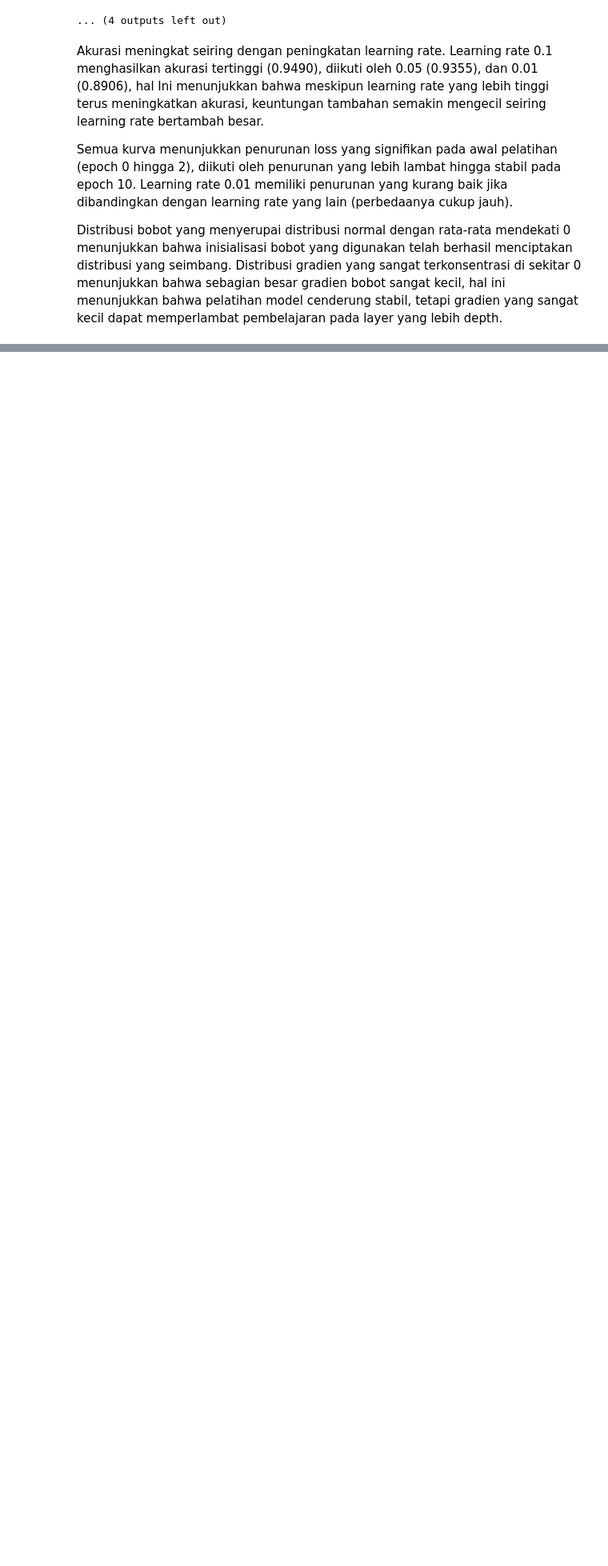
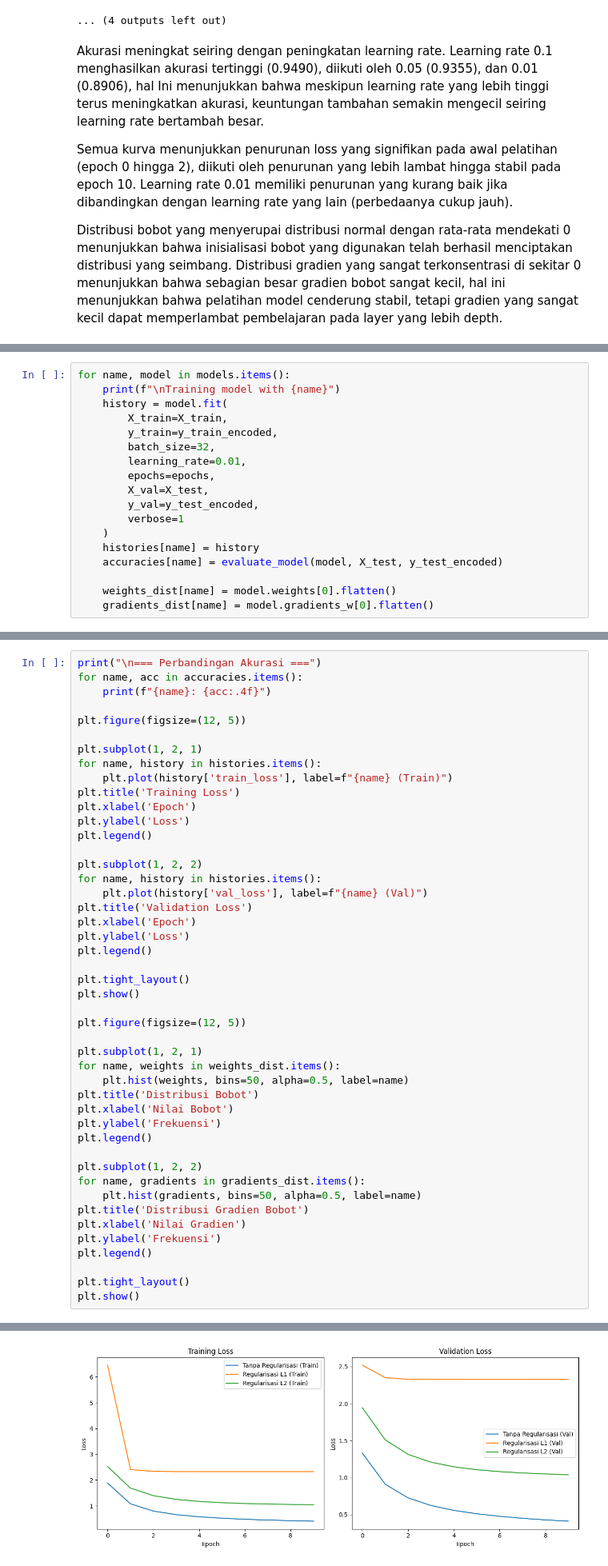
Before and after one commit to 0x0wen/FFNeuralNetwork, a Jupyter notebook: src/testFFNN1.ipynb, the cells around one changed output, grey strips where cells are left out. Shown at 80% size. Cells and saved outputs as stored; diff of their text form; blank space fills up the shorter version.

```diff
--- a/src/testFFNN1.ipynb
+++ b/src/testFFNN1.ipynb
@@ -637,0 +673,18 @@ Distribusi bobot yang menyerupai distribusi normal dengan rata-rata mendekati 0
+# %%
+for name, model in models.items():
+    print(f"\nTraining model with {name}")
+    history = model.fit(
+        X_train=X_train,
+        y_train=y_train_encoded,
+        batch_size=32,
+        learning_rate=0.01,
+        epochs=epochs,
+        X_val=X_test,
+        y_val=y_test_encoded,
+        verbose=1
+    )
+    histories[name] = history
+    accuracies[name] = evaluate_model(model, X_test, y_test_encoded)
+
+    weights_dist[name] = model.weights[0].flatten()
+    gradients_dist[name] = model.gradients_w[0].flatten()
@@ -637,0 +709,47 @@ Distribusi bobot yang menyerupai distribusi normal dengan rata-rata mendekati 0
+# %%
+print("\n=== Perbandingan Akurasi ===")
+for name, acc in accuracies.items():
+    print(f"{name}: {acc:.4f}")
+
+plt.figure(figsize=(12, 5))
+
+plt.subplot(1, 2, 1)
+for name, history in histories.items():
+    plt.plot(history['train_loss'], label=f"{name} (Train)")
+plt.title('Training Loss')
+plt.xlabel('Epoch')
+plt.ylabel('Loss')
+plt.legend()
+
+plt.subplot(1, 2, 2)
+for name, history in histories.items():
+    plt.plot(history['val_loss'], label=f"{name} (Val)")
+plt.title('Validation Loss')
+plt.xlabel('Epoch')
+plt.ylabel('Loss')
+plt.legend()
+
+plt.tight_layout()
+plt.show()
+
+plt.figure(figsize=(12, 5))
+
+plt.subplot(1, 2, 1)
+for name, weights in weights_dist.items():
+    plt.hist(weights, bins=50, alpha=0.5, label=name)
+plt.title('Distribusi Bobot')
+plt.xlabel('Nilai Bobot')
+plt.ylabel('Frekuensi')
+plt.legend()
+
+plt.subplot(1, 2, 2)
+for name, gradients in gradients_dist.items():
+    plt.hist(gradients, bins=50, alpha=0.5, label=name)
+plt.title('Distribusi Gradien Bobot')
+plt.xlabel('Nilai Gradien')
+plt.ylabel('Frekuensi')
+plt.legend()
+
+plt.tight_layout()
+plt.show()
+# %% [output]
@@ -637,0 +760 @@ Distribusi bobot yang menyerupai distribusi normal dengan rata-rata mendekati 0
+[figure, added]
```
Also changed, not shown: parts of 5 cells of this notebook.
